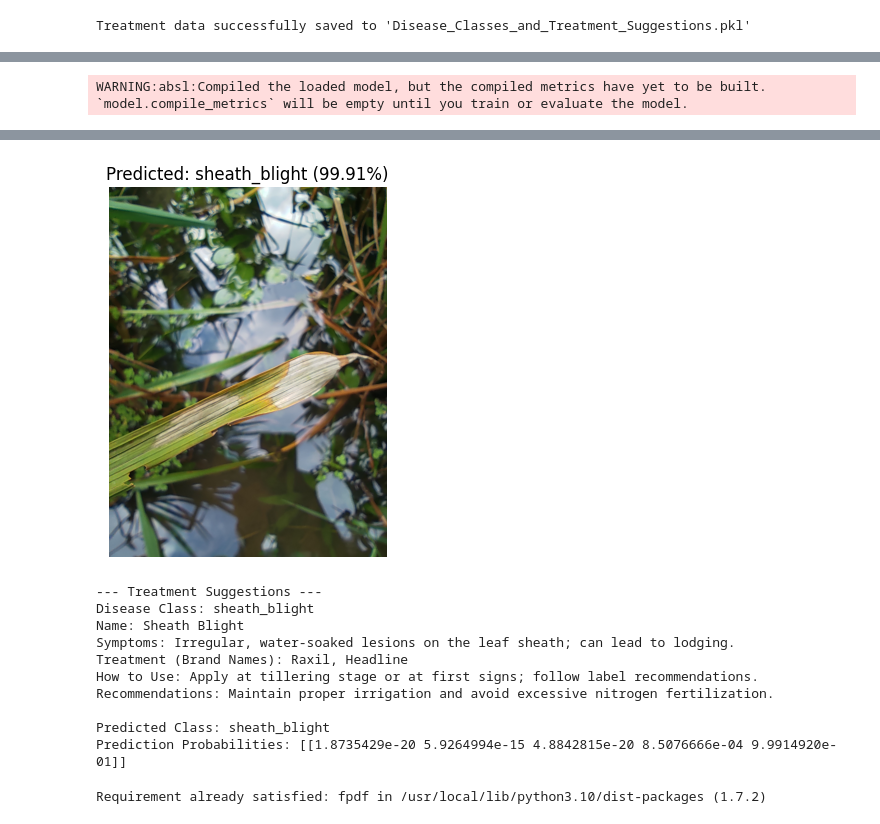
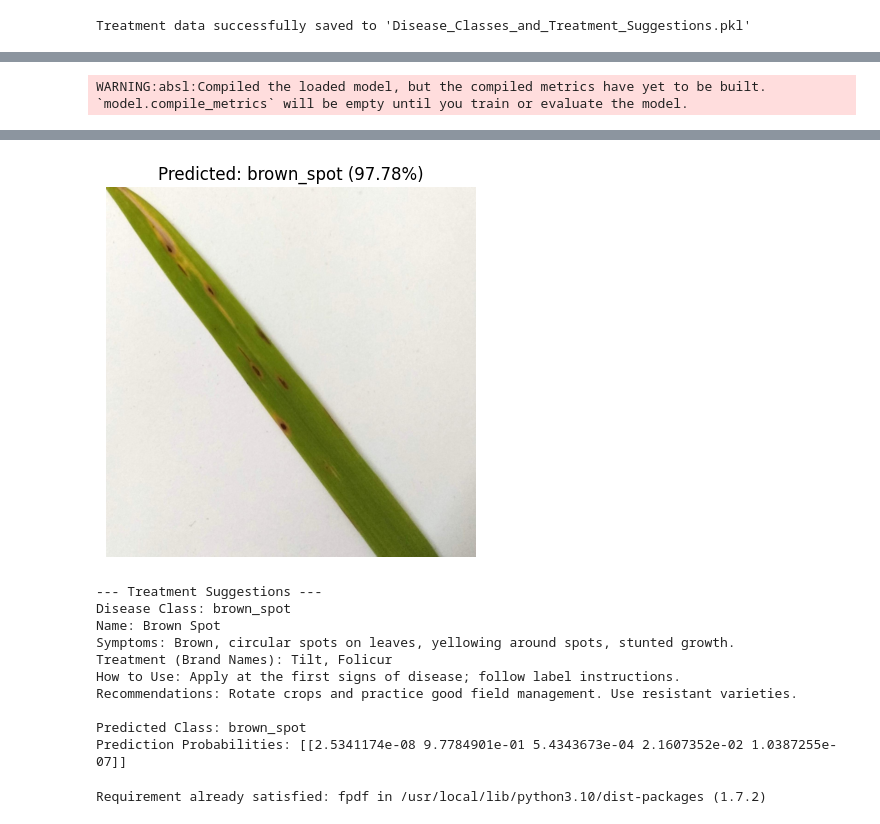
Before and after one commit to IndeewaAmarasinghe/RP-2024-25J-125-Crop-yield-prediction---Paddy-harvest-, a Jupyter notebook: sequntial_Final.ipynb, the cells around one changed output, grey strips where cells are left out. Cells and saved outputs as stored; diff of their text form; code cells hidden in the pictures.

```diff
--- a/sequntial_Final.ipynb
+++ b/sequntial_Final.ipynb
@@ -374,7 +363,7 @@ def predict_image(img_path):
         return None
 
 # Test a single image
-image_path = "/content/IMG_20231006_164322.jpg"  # Update with your test image path
+image_path = "/content/brown_spot (4).jpg"  # Update with your test image path
 predicted_class, predictions = predict_image(image_path)
 if predicted_class:
     print(f"\nPredicted Class: {predicted_class}")
@@ -390,14 +379,14 @@ Available Treatment Classes: ['bacterial_leaf_blight', 'brown_spot', 'healthy',
-[figure, old version]
+[figure, new version]
 --- Treatment Suggestions ---
-Disease Class: sheath_blight
-Name: Sheath Blight
-Symptoms: Irregular, water-soaked lesions on the leaf sheath; can lead to lodging.
-Treatment (Brand Names): Raxil, Headline
-How to Use: Apply at tillering stage or at first signs; follow label recommendations.
-Recommendations: Maintain proper irrigation and avoid excessive nitrogen fertilization.
+Disease Class: brown_spot
+Name: Brown Spot
+Symptoms: Brown, circular spots on leaves, yellowing around spots, stunted growth.
+Treatment (Brand Names): Tilt, Folicur
+How to Use: Apply at the first signs of disease; follow label instructions.
+Recommendations: Rotate crops and practice good field management. Use resistant varieties.
 
-Predicted Class: sheath_blight
-Prediction Probabilities: [[1.8735429e-20 5.9264994e-15 4.8842815e-20 8.5076666e-04 9.9914920e-01]]
+Predicted Class: brown_spot
+Prediction Probabilities: [[2.5341174e-08 9.7784901e-01 5.4343673e-04 2.1607352e-02 1.0387255e-07]]
 # %%
 pip install fpdf
 # %% [output]
```
Also changed, not shown: parts of 4 cells of this notebook.
